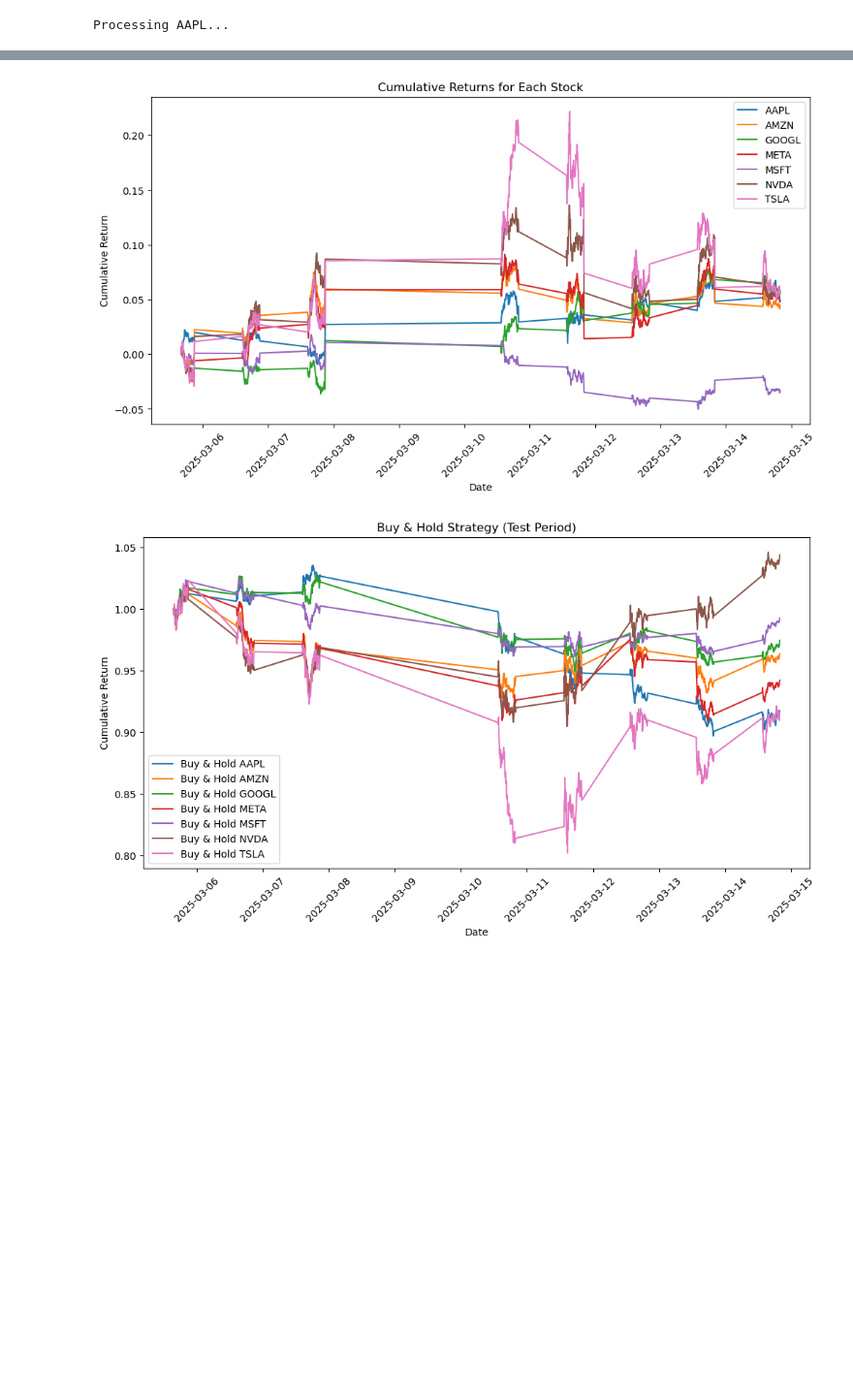
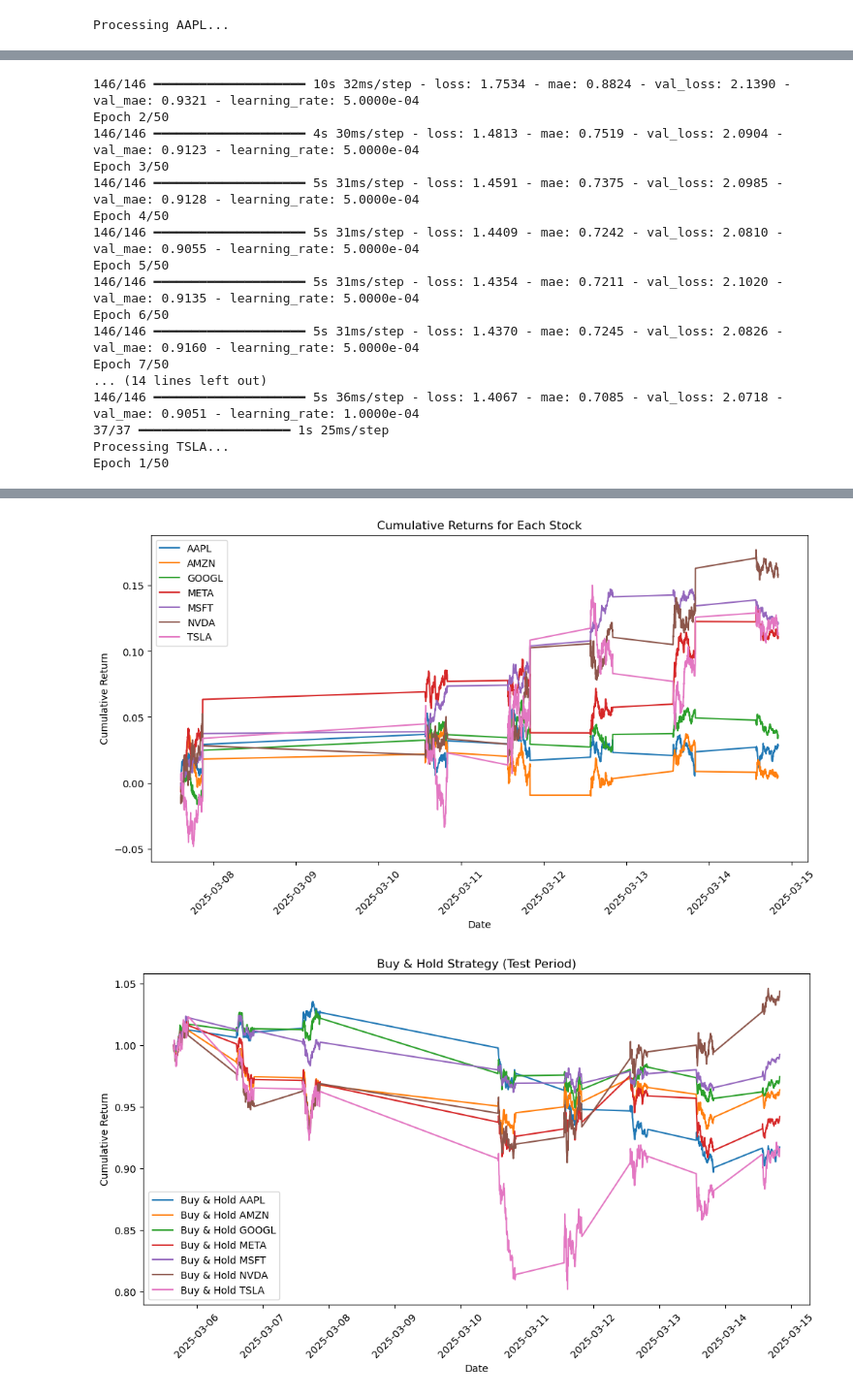
Before and after one commit to onepersonhere/4211-project, a Jupyter notebook: stock/RNN_Prediction_Technical.ipynb, the cells around one changed output, grey strips where cells are left out. Shown: that part at 97% size. Cells and saved outputs as stored; diff of their text form; code cells hidden in the pictures; blank space fills up the shorter version.

Commit message:
stock algo updated

```diff
--- a/stock/RNN_Prediction_Technical.ipynb
+++ b/stock/RNN_Prediction_Technical.ipynb
@@ -217,9 +198,9 @@ Epoch 10/50
 # %%
 # Set random seeds for reproducibility
-np.random.seed(1234)
-tf.random.set_seed(1234)
-random.seed(1234)
-tf.keras.utils.set_random_seed(1234)
+np.random.seed(42)
+tf.random.set_seed(42)
+random.seed(42)
+tf.keras.utils.set_random_seed(42)
 tf.config.experimental.enable_op_determinism()
 
 # Load and preprocess the data
@@ -229,7 +210,7 @@ def load_and_preprocess_data(file_path):
     df.sort_values(['Ticker', 'Datetime'], inplace=True)
 
     feature_cols = ['Close', 'MACD_Buy', 'MACD_Sell', 'RSI_Buy', 'RSI_Sell', 'STOCHS_Buy', 'STOCHS_Sell',
-                    'ADX_Buy', 'ADX_Sell', 'Aroon_Buy', 'Aroon_Sell', 'BOLL_Buy', 'BOLL_Sell', 'OSC_Buy', 'OSC_Sell']
+                    'ADX_Buy', 'ADX_Sell', 'Aroon_Buy', 'Aroon_Sell', 'BOLL_Buy', 'BOLL_Sell', 'OSC_Buy', 'OSC_Sell', 'BIAS_Buy', 'BIAS_Sell']
 
     df = df[feature_cols + ['Datetime', 'Ticker']].dropna()
     df['Return'] = df.groupby('Ticker')['Close'].pct_change().shift(-1)  # Next period return as target
@@ -261,24 +242,24 @@ def split_data(X, y, dates, close_prices, train_ratio=0.8):
 # Define the improved LSTM model
 def improved_lstm_model(input_shape):
     model = Sequential([
-        Bidirectional(LSTM(256, activation='relu', return_sequences=True), input_shape=input_shape),
+        Bidirectional(LSTM(128, return_sequences=True), input_shape=input_shape),
         BatchNormalization(),
         Dropout(0.3),
 
-        Bidirectional(LSTM(128, activation='relu', return_sequences=True)),
+        Bidirectional(LSTM(64, return_sequences=True)),
         BatchNormalization(),
         Dropout(0.3),
 
-        LSTM(64, activation='relu', return_sequences=False),
+        LSTM(32, return_sequences=False),
         BatchNormalization(),
         Dropout(0.3),
 
-        Dense(64, activation='relu'),
         Dense(32, activation='relu'),
+        Dense(16, activation='relu'),
         Dense(1, activation='tanh')
     ])
 
-    model.compile(optimizer=tf.keras.optimizers.Adam(learning_rate=0.001),
+    model.compile(optimizer=tf.keras.optimizers.Adam(learning_rate=0.0005),
                   loss='mse',
                   metrics=['mae'])
     return model
@@ -321,8 +302,23 @@ def log_trades(dates, actual_returns, predicted_returns, close_prices, ticker):
     })
     return trades
 
+# Function to plot cumulative returns for each stock
+def plot_cumulative_returns(all_trades_df):
+    plt.figure(figsize=(12, 6))
+    for ticker in all_trades_df['Ticker'].unique():
+        df_ticker = all_trades_df[all_trades_df['Ticker'] == ticker]
+        plt.plot(df_ticker['Date'], df_ticker['Cumulative_Return'], label=ticker)
+
+    plt.xlabel('Date')
+    plt.ylabel('Cumulative Return')
+    plt.title('Cumulative Returns for Each Stock')
+    plt.legend()
+    plt.xticks(rotation=45)
+    plt.show()
+
+
 # Load dataset
-file_path = "./data_with_indicators/stock_prices_5m_with_indicators.csv"
+file_path = "./data_with_indicators/stock_prices_2m_with_indicators.csv"
 df, feature_cols = load_and_preprocess_data(file_path)
 
 # Loop through each ticker and process data
@@ -363,0 +428,17 @@ Epoch 31/50
+146/146 ━━━━━━━━━━━━━━━━━━━━ 10s 32ms/step - loss: 1.7534 - mae: 0.8824 - val_loss: 2.1390 - val_mae: 0.9321 - learning_rate: 5.0000e-04
+Epoch 2/50
+146/146 ━━━━━━━━━━━━━━━━━━━━ 4s 30ms/step - loss: 1.4813 - mae: 0.7519 - val_loss: 2.0904 - val_mae: 0.9123 - learning_rate: 5.0000e-04
+Epoch 3/50
+146/146 ━━━━━━━━━━━━━━━━━━━━ 5s 31ms/step - loss: 1.4591 - mae: 0.7375 - val_loss: 2.0985 - val_mae: 0.9128 - learning_rate: 5.0000e-04
+Epoch 4/50
+146/146 ━━━━━━━━━━━━━━━━━━━━ 5s 31ms/step - loss: 1.4409 - mae: 0.7242 - val_loss: 2.0810 - val_mae: 0.9055 - learning_rate: 5.0000e-04
+Epoch 5/50
+146/146 ━━━━━━━━━━━━━━━━━━━━ 5s 31ms/step - loss: 1.4354 - mae: 0.7211 - val_loss: 2.1020 - val_mae: 0.9135 - learning_rate: 5.0000e-04
+Epoch 6/50
+146/146 ━━━━━━━━━━━━━━━━━━━━ 5s 31ms/step - loss: 1.4370 - mae: 0.7245 - val_loss: 2.0826 - val_mae: 0.9160 - learning_rate: 5.0000e-04
+Epoch 7/50
+... (14 lines left out)
+146/146 ━━━━━━━━━━━━━━━━━━━━ 5s 36ms/step - loss: 1.4067 - mae: 0.7085 - val_loss: 2.0718 - val_mae: 0.9051 - learning_rate: 1.0000e-04
+37/37 ━━━━━━━━━━━━━━━━━━━━ 1s 25ms/step
+Processing TSLA...
+Epoch 1/50
@@ -364,7 +461,4 @@ Epoch 31/50
+[figure, added]
-# %%
-plot_cumulative_returns(all_trades_df)
-# %% [output]
-[figure, removed]
 # %%
 # Reload the dataset
 file_path = "./data_with_indicators/stock_prices_5m_with_indicators.csv"
```
Also changed, not shown: parts of 6 cells of this notebook.
